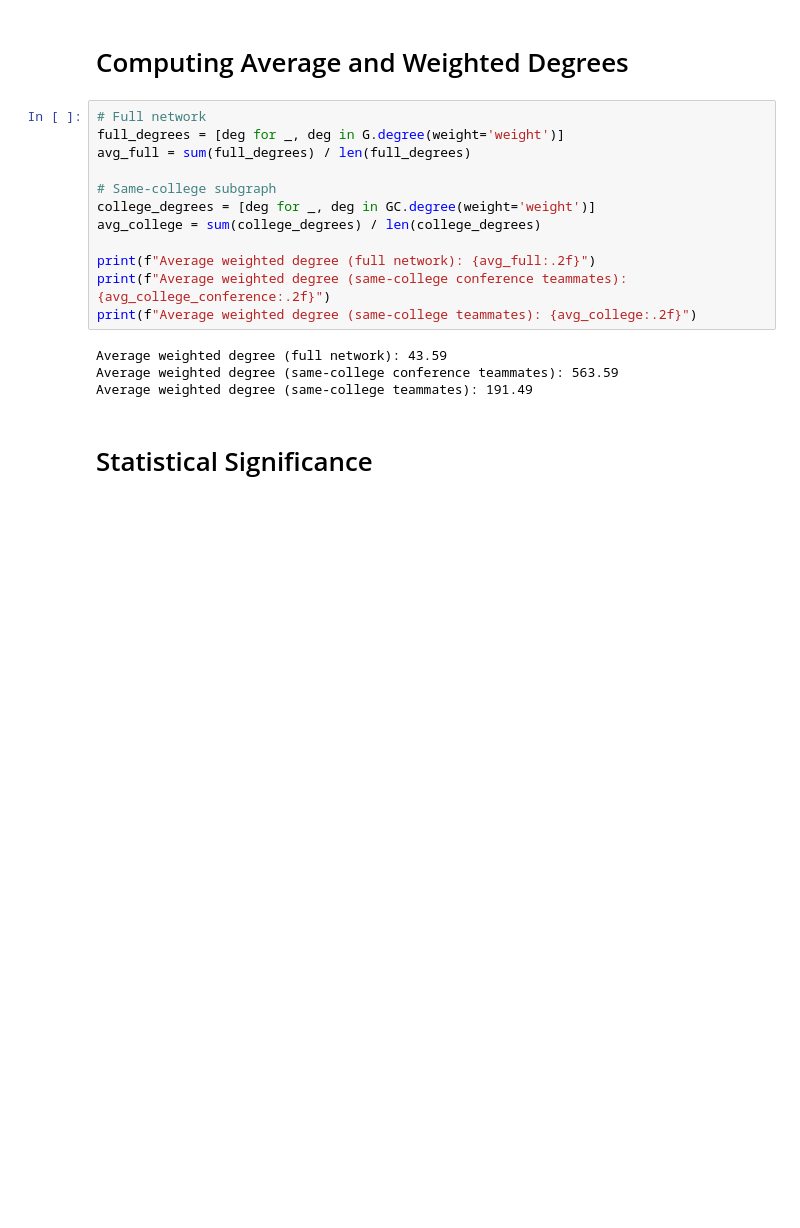
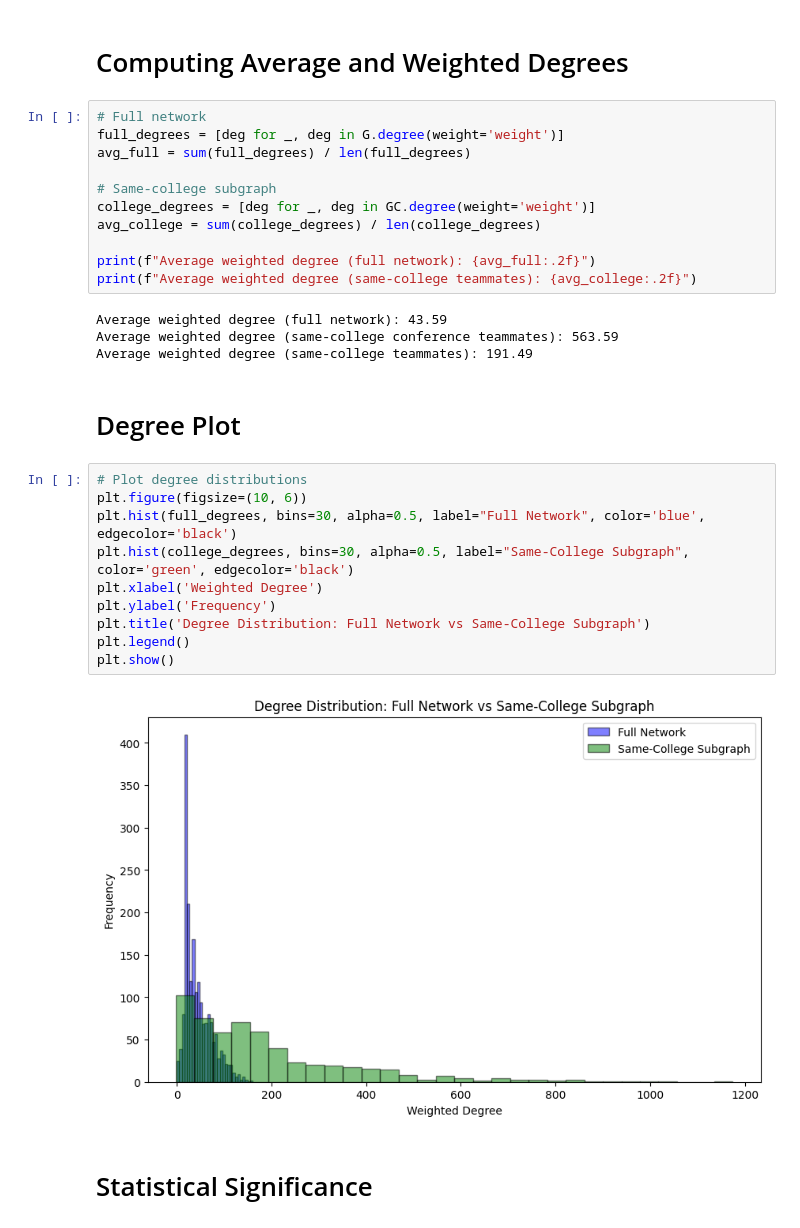
Before and after one commit to SeanGwall/NFL-Network-Analysis, a Jupyter notebook: notebooks/researchQuestionOne.ipynb, the cells around one changed output. Cells and saved outputs as stored; diff of their text form; blank space fills up the shorter version.

```diff
--- a/notebooks/researchQuestionOne.ipynb
+++ b/notebooks/researchQuestionOne.ipynb
@@ -74,12 +74,25 @@ college_degrees = [deg for _, deg in GC.degree(weight='weight')]
 avg_college = sum(college_degrees) / len(college_degrees)
 
 print(f"Average weighted degree (full network): {avg_full:.2f}")
-print(f"Average weighted degree (same-college conference teammates): {avg_college_conference:.2f}")
 print(f"Average weighted degree (same-college teammates): {avg_college:.2f}")
 # %% [output]
 Average weighted degree (full network): 43.59
 Average weighted degree (same-college conference teammates): 563.59
 Average weighted degree (same-college teammates): 191.49
+# %% [markdown]
+# Degree Plot
+# %%
+# Plot degree distributions
+plt.figure(figsize=(10, 6))
+plt.hist(full_degrees, bins=30, alpha=0.5, label="Full Network", color='blue', edgecolor='black')
+plt.hist(college_degrees, bins=30, alpha=0.5, label="Same-College Subgraph", color='green', edgecolor='black')
+plt.xlabel('Weighted Degree')
+plt.ylabel('Frequency')
+plt.title('Degree Distribution: Full Network vs Same-College Subgraph')
+plt.legend()
+plt.show()
+# %% [output]
+[figure, added]
 # %% [markdown]
 # Statistical Significance
 # %%
```
Also changed, not shown: parts of 3 cells of this notebook, 1 other file.
